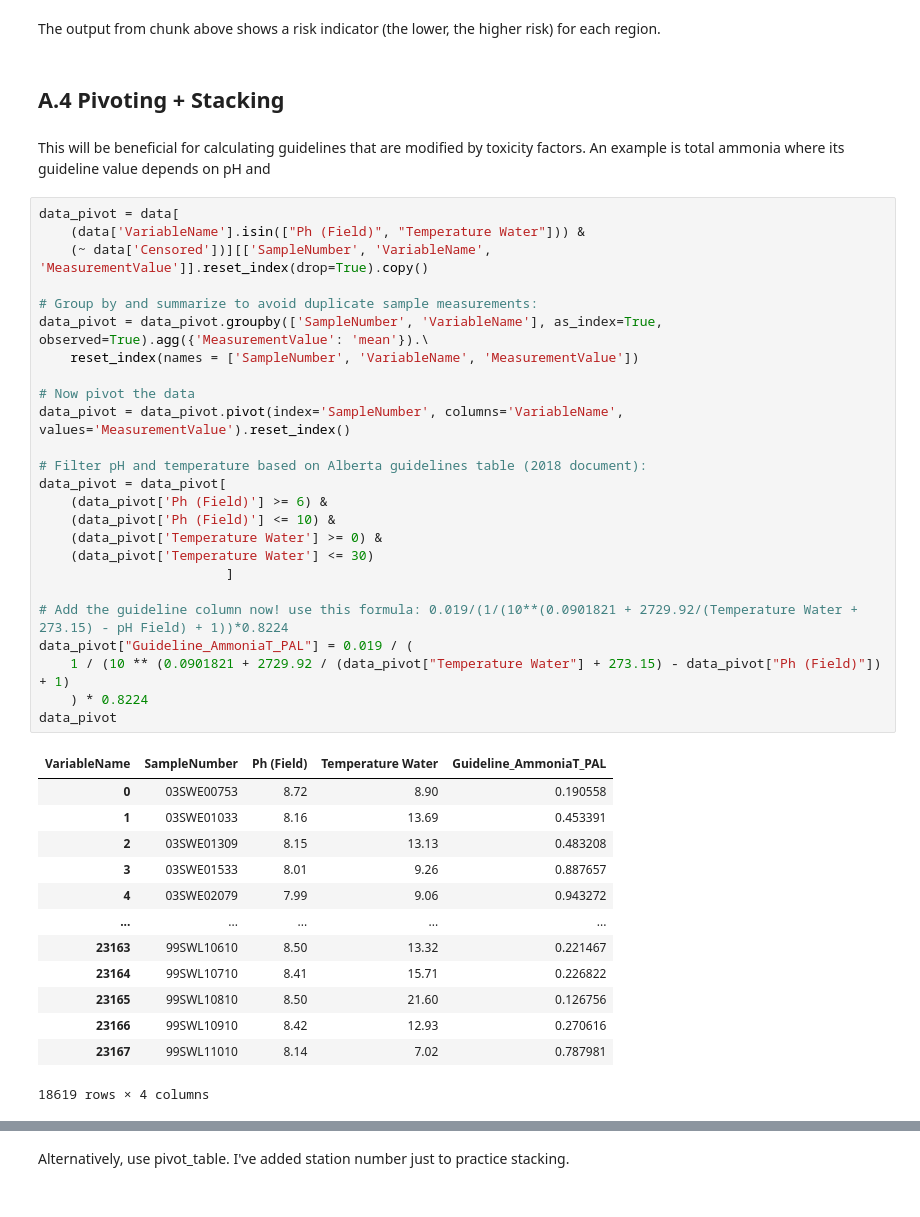
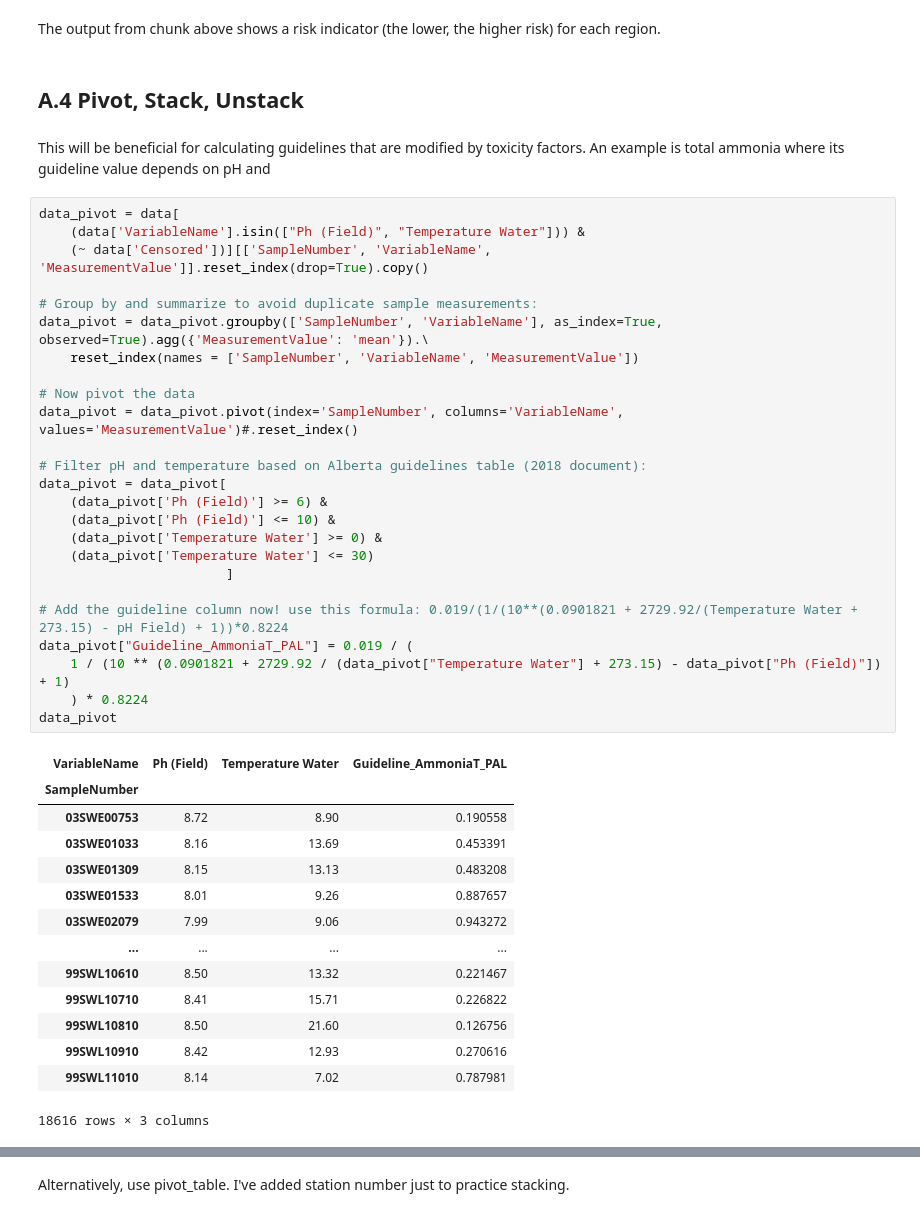
Before and after one commit to mjdzr/AB-WQ, a Jupyter notebook: notebooks/data_cleaning.ipynb, the cells around one changed output, grey strips where cells are left out. Saved outputs shown, nothing was run; the diff lists cells and outputs as text.

```diff
--- a/notebooks/data_cleaning.ipynb
+++ b/notebooks/data_cleaning.ipynb
@@ -314,45 +314,46 @@ mercury_data[['Station', 'rank_mean']].drop_duplicates().sort_values(by='rank_me
 # %% [markdown]
 The output from chunk above shows a risk indicator (the lower, the higher risk) for each region.
 # %% [markdown]
-## A.4 Pivoting + Stacking
+## A.4 Pivot, Stack, Unstack
 # %% [markdown]
 This will be beneficial for calculating guidelines that are modified by toxicity factors. An example is total ammonia where its guideline value depends on pH and
 # %%
 data_pivot = data[
     (data['VariableName'].isin(["Ph (Field)", "Temperature Water"])) &
     (~ data['Censored'])][['SampleNumber', 'VariableName', 'MeasurementValue']].reset_index(drop=True).copy()
 
 # Group by and summarize to avoid duplicate sample measurements:
 data_pivot = data_pivot.groupby(['SampleNumber', 'VariableName'], as_index=True, observed=True).agg({'MeasurementValue': 'mean'}).\
     reset_index(names = ['SampleNumber', 'VariableName', 'MeasurementValue'])
 
 # Now pivot the data
-data_pivot = data_pivot.pivot(index='SampleNumber', columns='VariableName', values='MeasurementValue').reset_index()
+data_pivot = data_pivot.pivot(index='SampleNumber', columns='VariableName', values='MeasurementValue')#.reset_index()
 
 # Filter pH and temperature based on Alberta guidelines table (2018 document):
 data_pivot = data_pivot[
     (data_pivot['Ph (Field)'] >= 6) &
     (data_pivot['Ph (Field)'] <= 10) &
     (data_pivot['Temperature Water'] >= 0) &
     (data_pivot['Temperature Water'] <= 30)
                         ]
 
 # Add the guideline column now! use this formula: 0.019/(1/(10**(0.0901821 + 2729.92/(Temperature Water + 273.15) - pH Field) + 1))*0.8224
 data_pivot["Guideline_AmmoniaT_PAL"] = 0.019 / (
     1 / (10 ** (0.0901821 + 2729.92 / (data_pivot["Temperature Water"] + 273.15) - data_pivot["Ph (Field)"]) + 1)
     ) * 0.8224
 data_pivot
 # %% [output]
-| VariableName | SampleNumber | Ph (Field) | Temperature Water | Guideline_AmmoniaT_PAL |
-| 0 | 03SWE00753 | 8.72 | 8.90 | 0.190558 |
-| 1 | 03SWE01033 | 8.16 | 13.69 | 0.453391 |
-| 2 | 03SWE01309 | 8.15 | 13.13 | 0.483208 |
-| 3 | 03SWE01533 | 8.01 | 9.26 | 0.887657 |
-| 4 | 03SWE02079 | 7.99 | 9.06 | 0.943272 |
-| ... | ... | ... | ... | ... |
-| 23163 | 99SWL10610 | 8.50 | 13.32 | 0.221467 |
-| 23164 | 99SWL10710 | 8.41 | 15.71 | 0.226822 |
-| 23165 | 99SWL10810 | 8.50 | 21.60 | 0.126756 |
-| 23166 | 99SWL10910 | 8.42 | 12.93 | 0.270616 |
-| 23167 | 99SWL11010 | 8.14 | 7.02 | 0.787981 |
+| VariableName | Ph (Field) | Temperature Water | Guideline_AmmoniaT_PAL |
+| SampleNumber |  |  |  |
+| 03SWE00753 | 8.72 | 8.90 | 0.190558 |
+| 03SWE01033 | 8.16 | 13.69 | 0.453391 |
+| 03SWE01309 | 8.15 | 13.13 | 0.483208 |
+| 03SWE01533 | 8.01 | 9.26 | 0.887657 |
+| 03SWE02079 | 7.99 | 9.06 | 0.943272 |
+| ... | ... | ... | ... |
+| 99SWL10610 | 8.50 | 13.32 | 0.221467 |
+| 99SWL10710 | 8.41 | 15.71 | 0.226822 |
+| 99SWL10810 | 8.50 | 21.60 | 0.126756 |
+| 99SWL10910 | 8.42 | 12.93 | 0.270616 |
+| 99SWL11010 | 8.14 | 7.02 | 0.787981 |
-18619 rows × 4 columns
+18616 rows × 3 columns
```
Also changed, not shown: parts of 6 cells of this notebook.
